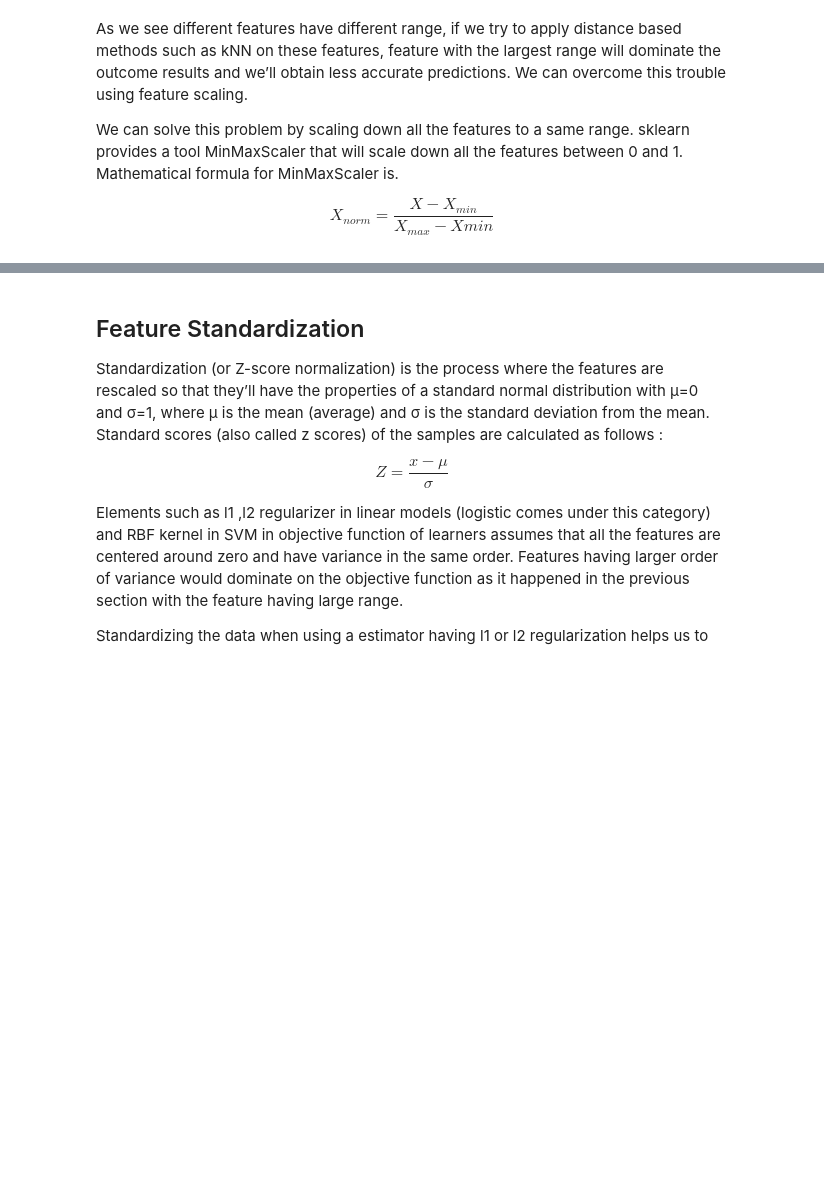
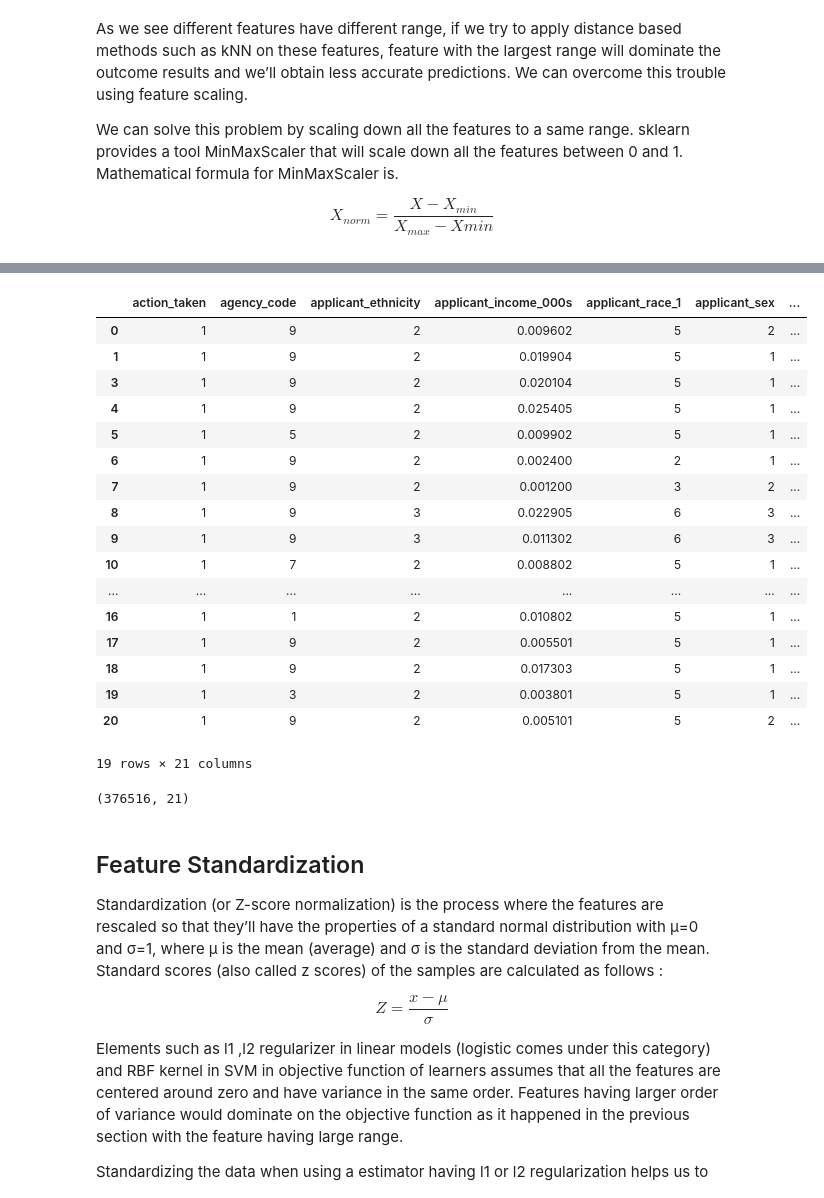
Before and after one commit to melindadevins/ai-loan-analysis, a Jupyter notebook: process_data.ipynb, the cells around one changed output, grey strips where cells are left out. Drawn from its saved outputs; the diff is of its cells as text; code cells hidden in the pictures; blank space fills up the shorter version.

```diff
--- a/process_data.ipynb
+++ b/process_data.ipynb
@@ -590,3 +589,39 @@ display(df_dropped.loc[0:2, :])
+# %%
+
+# DO NOT run this cell if you want standaziation scale
+from sklearn.preprocessing import minmax_scale
+df_dropped.is_copy = False
+df_dropped.loc[:, scale_column_indexer] = minmax_scale(df_dropped.loc[:, scale_column_indexer])
+
+
+display(df_dropped.loc[0:20, :])
+
+print(df_dropped.shape)
+write_to_file(df_dropped, './data/ny_hmda_2015_minmax.csv')
+#np_minmax = min_max.fit_transform(dr_dropped[scale_column])
+
+#Note np_minmax is the numpy np array after fit_transform
+#print(np_minmax[3000:3002:1][0:8:1])
+# %% [output]
+|  | action_taken | agency_code | applicant_ethnicity | applicant_income_000s | applicant_race_1 | applicant_sex | ... |
+| 0 | 1 | 9 | 2 | 0.009602 | 5 | 2 | ... |
+| 1 | 1 | 9 | 2 | 0.019904 | 5 | 1 | ... |
+| 3 | 1 | 9 | 2 | 0.020104 | 5 | 1 | ... |
+| 4 | 1 | 9 | 2 | 0.025405 | 5 | 1 | ... |
+| 5 | 1 | 5 | 2 | 0.009902 | 5 | 1 | ... |
+| 6 | 1 | 9 | 2 | 0.002400 | 2 | 1 | ... |
+| 7 | 1 | 9 | 2 | 0.001200 | 3 | 2 | ... |
+| 8 | 1 | 9 | 3 | 0.022905 | 6 | 3 | ... |
+| 9 | 1 | 9 | 3 | 0.011302 | 6 | 3 | ... |
+| 10 | 1 | 7 | 2 | 0.008802 | 5 | 1 | ... |
+| ... | ... | ... | ... | ... | ... | ... | ... |
+| 16 | 1 | 1 | 2 | 0.010802 | 5 | 1 | ... |
+| 17 | 1 | 9 | 2 | 0.005501 | 5 | 1 | ... |
+| 18 | 1 | 9 | 2 | 0.017303 | 5 | 1 | ... |
+| 19 | 1 | 3 | 2 | 0.003801 | 5 | 1 | ... |
+| 20 | 1 | 9 | 2 | 0.005101 | 5 | 2 | ... |
+19 rows × 21 columns
+(376516, 21)
 # %% [markdown]
 ## Feature Standardization
 Standardization (or Z-score normalization) is the process where the features are rescaled so that they’ll have the properties of a standard normal distribution with μ=0 and σ=1, where μ is the mean (average) and σ is the standard deviation from the mean. Standard scores (also called z scores) of the samples are calculated as follows :
```
Also changed, not shown: parts of 16 cells of this notebook.
